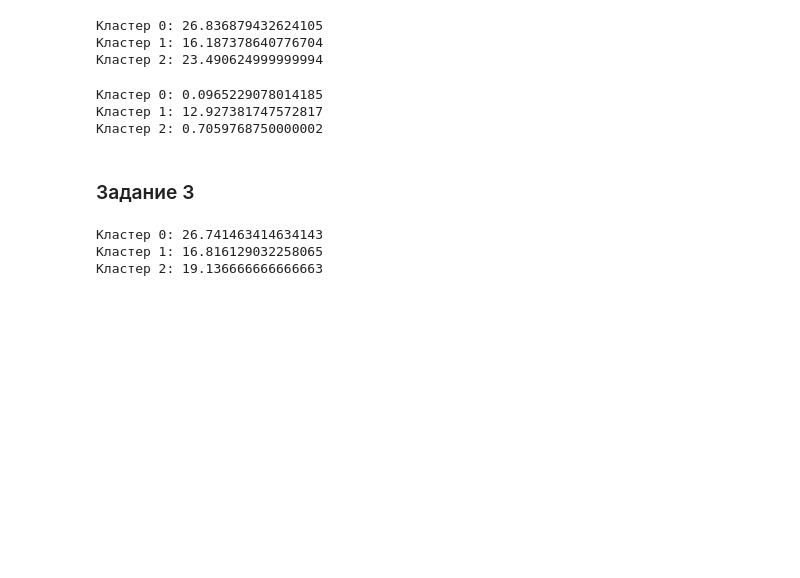
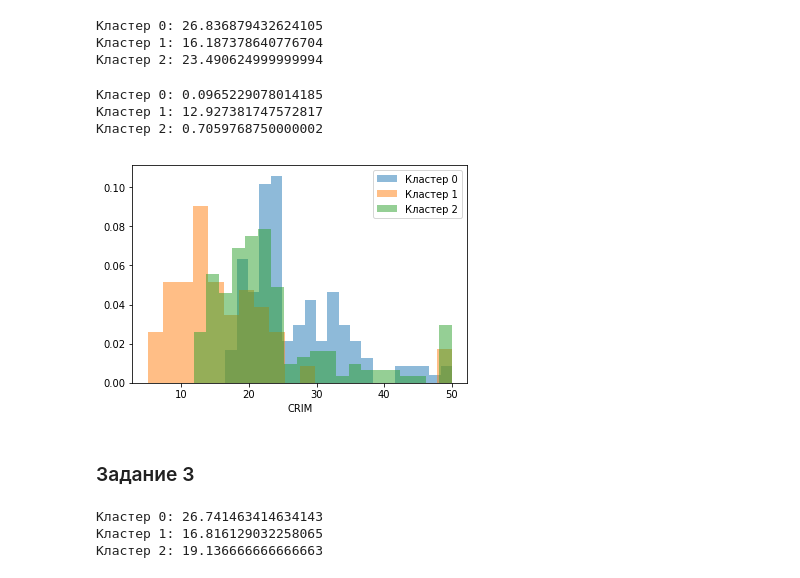
Before and after one commit to VitalyGladyshev/Python_for_DS, a Jupyter notebook: ПЗ урок 4.ipynb, the cells around one changed output. Drawn from its saved outputs; the diff is of its cells as text; code cells hidden in the pictures; blank space fills up the shorter version.

```diff
--- a/ПЗ урок 4.ipynb
+++ b/ПЗ урок 4.ipynb
@@ -63,6 +63,17 @@ print('Кластер 2: {}'.format(X_train.loc[labels_train == 2, 'CRIM'].mean(
 Кластер 0: 0.0965229078014185
 Кластер 1: 12.927381747572817
 Кластер 2: 0.7059768750000002
+# %%
+plt.hist(y_train.loc[labels_train == 0, 'price'], bins=20, density=True, alpha=0.5)
+plt.hist(y_train.loc[labels_train == 1, 'price'], bins=20, density=True, alpha=0.5)
+plt.hist(y_train.loc[labels_train == 2, 'price'], bins=20, density=True, alpha=0.5)
+
+plt.legend(['Кластер 0', 'Кластер 1', 'Кластер 2'])
+plt.xlabel('CRIM')
+
+plt.show()
+# %% [output]
+[figure, added]
 # %% [markdown]
 ### Задание 3
 # %%
```
